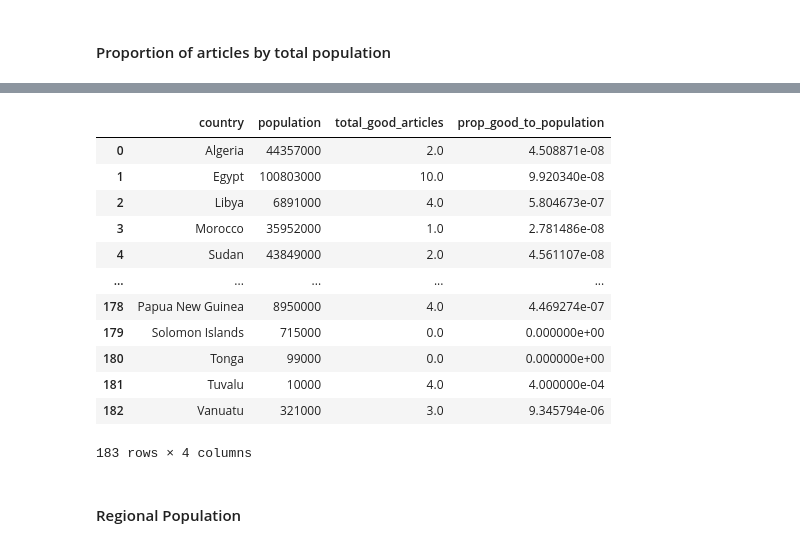
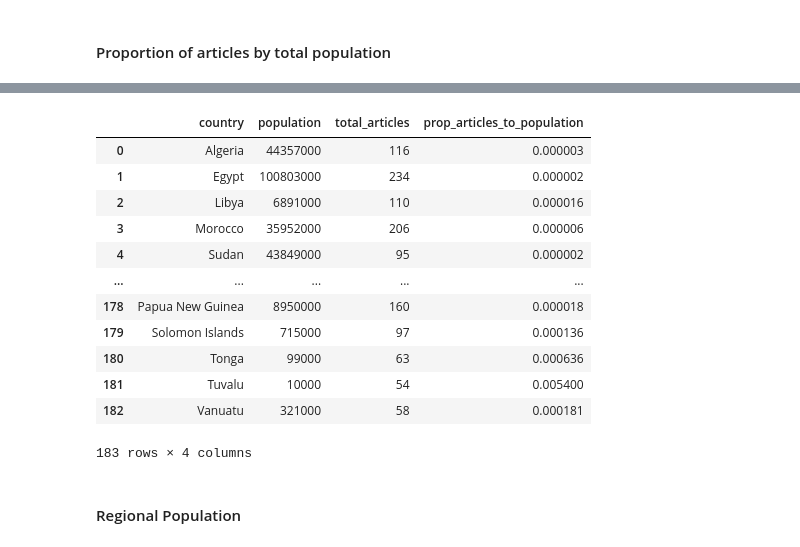
Before and after one commit to aaliyahfiala42/data-512-a2, a Jupyter notebook: hcds-a2-bias.ipynb, the cells around one changed output, grey strips where cells are left out. Drawn from its saved outputs; the diff is of its cells as text; code cells hidden in the pictures.

```diff
--- a/hcds-a2-bias.ipynb
+++ b/hcds-a2-bias.ipynb
@@ -481,3 +481,7 @@ display(good_to_total_results)
 #get population by country
 country_population = politician_by_country[['country', 'population']].drop_duplicates()
 country_population = country_population.dropna()
+# %%
+total_pages_type["country"] = total_pages_type.index
+total_pages_type.index.names = ['index']
+total_pages_type
@@ -490,6 +525,6 @@ num_good_country.index.name = 'index'
 # %%
 #merge together values by country
-total_pages_pop = pd.merge(country_population, num_good_country, how = 'left', on = 'country')
+total_pages_pop = pd.merge(country_population, total_pages_type, how = 'left', on = 'country')
 
 #fill in nans with 0's
 total_pages_pop = total_pages_pop.fillna(0)
@@ -512,25 +547,25 @@ Length: 146, dtype: int64
 # %%
-#get the proportion of good articles to population
-total_pages_pop['prop'] = total_pages_pop['good']/total_pages_pop['population']
+#get the proportion of articles to population
+total_pages_pop['prop'] = total_pages_pop['total']/total_pages_pop['population']
 # %%
-good_population_results = total_pages_pop
-good_population_results.columns = ["country", "population", "total_good_articles", "prop_good_to_population"]
+population_results = total_pages_pop[['country', 'population', 'total', 'prop']]
+population_results.columns = ["country", "population", "total_articles", "prop_articles_to_population"]
 
 #final dataframe for proportion by population
-display(good_population_results)
+display(population_results)
 # %% [output]
-|  | country | population | total_good_articles | prop_good_to_population |
-| 0 | Algeria | 44357000 | 2.0 | 4.508871e-08 |
-| 1 | Egypt | 100803000 | 10.0 | 9.920340e-08 |
-| 2 | Libya | 6891000 | 4.0 | 5.804673e-07 |
-| 3 | Morocco | 35952000 | 1.0 | 2.781486e-08 |
-| 4 | Sudan | 43849000 | 2.0 | 4.561107e-08 |
+|  | country | population | total_articles | prop_articles_to_population |
+| 0 | Algeria | 44357000 | 116 | 0.000003 |
+| 1 | Egypt | 100803000 | 234 | 0.000002 |
+| 2 | Libya | 6891000 | 110 | 0.000016 |
+| 3 | Morocco | 35952000 | 206 | 0.000006 |
+| 4 | Sudan | 43849000 | 95 | 0.000002 |
 | ... | ... | ... | ... | ... |
-| 178 | Papua New Guinea | 8950000 | 4.0 | 4.469274e-07 |
-| 179 | Solomon Islands | 715000 | 0.0 | 0.000000e+00 |
-| 180 | Tonga | 99000 | 0.0 | 0.000000e+00 |
-| 181 | Tuvalu | 10000 | 4.0 | 4.000000e-04 |
-| 182 | Vanuatu | 321000 | 3.0 | 9.345794e-06 |
+| 178 | Papua New Guinea | 8950000 | 160 | 0.000018 |
+| 179 | Solomon Islands | 715000 | 97 | 0.000136 |
+| 180 | Tonga | 99000 | 63 | 0.000636 |
+| 181 | Tuvalu | 10000 | 54 | 0.005400 |
+| 182 | Vanuatu | 321000 | 58 | 0.000181 |
 183 rows × 4 columns
 # %% [markdown]
 #### Regional Population
```
Also changed, not shown: parts of 10 cells of this notebook.
